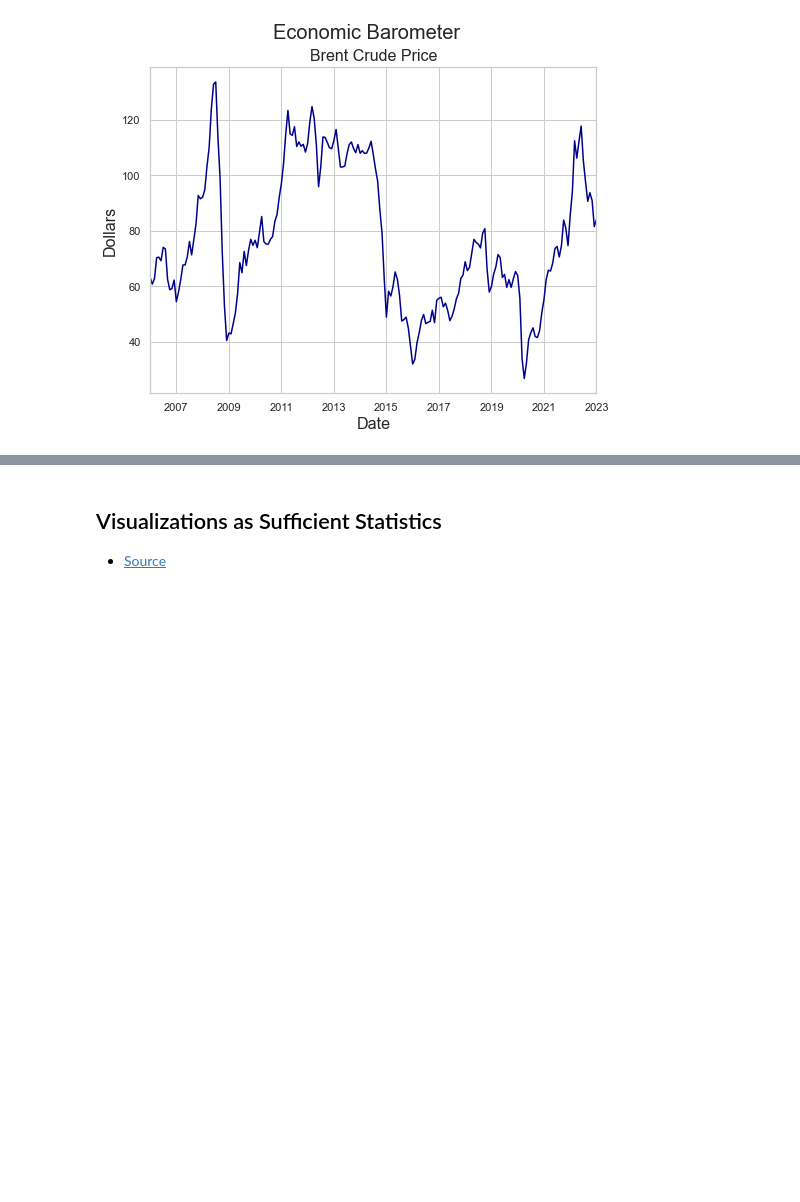
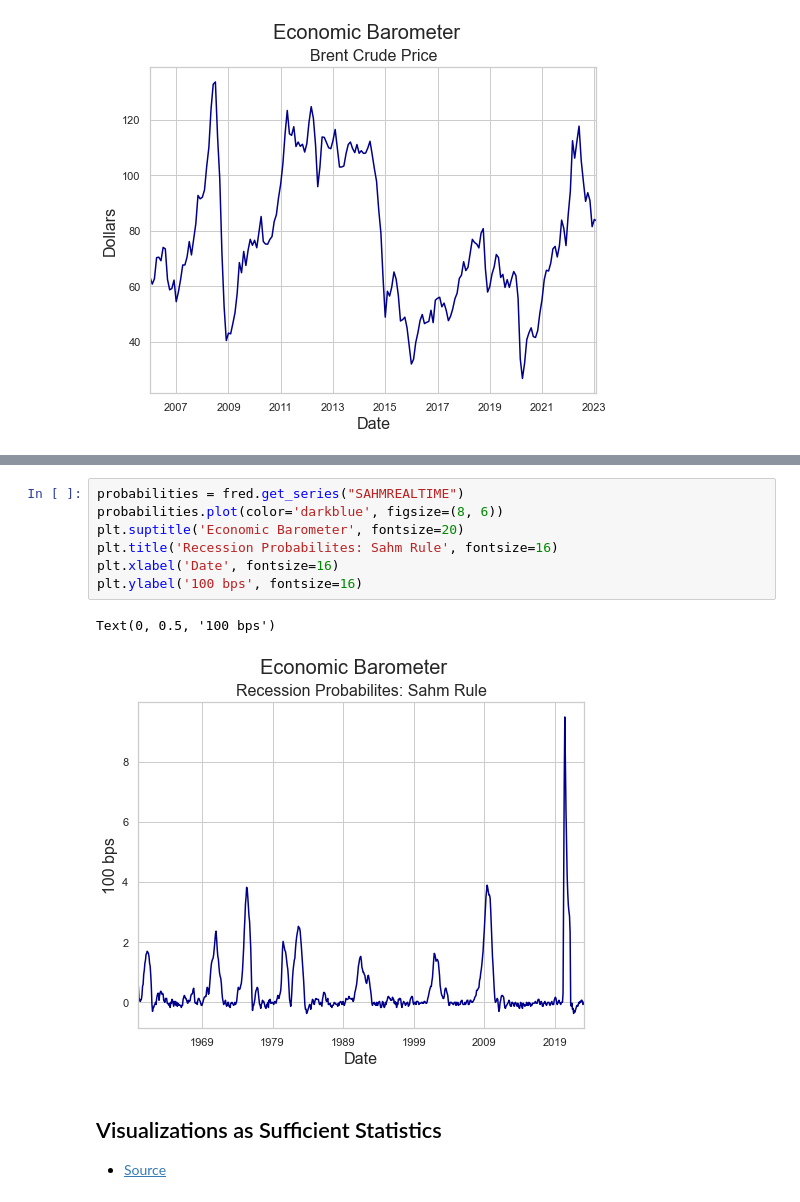
Before and after one commit to thsavage/Macroeconomic-Talking-Points, a Jupyter notebook: Macroeconomic Talking Points.ipynb, the cells around one changed output, grey strips where cells are left out. Cells and saved outputs as stored; diff of their text form; blank space fills up the shorter version.

```diff
--- a/Macroeconomic Talking Points.ipynb
+++ b/Macroeconomic Talking Points.ipynb
@@ -241,3 +251,13 @@ Text(0, 0.5, 'Dollars')
+# %%
+probabilities = fred.get_series("SAHMREALTIME")
+probabilities.plot(color='darkblue', figsize=(8, 6))
+plt.suptitle('Economic Barometer', fontsize=20)
+plt.title('Recession Probabilites: Sahm Rule', fontsize=16)
+plt.xlabel('Date', fontsize=16)
+plt.ylabel('100 bps', fontsize=16)
+# %% [output]
+Text(0, 0.5, '100 bps')
+[figure, added]
 # %% [markdown]
 ## Visualizations as Sufficient Statistics
 * [Source](https://github.com/owid/covid-19-data/tree/master/public/data/vaccinations)
```
Also changed, not shown: parts of 12 cells of this notebook.
